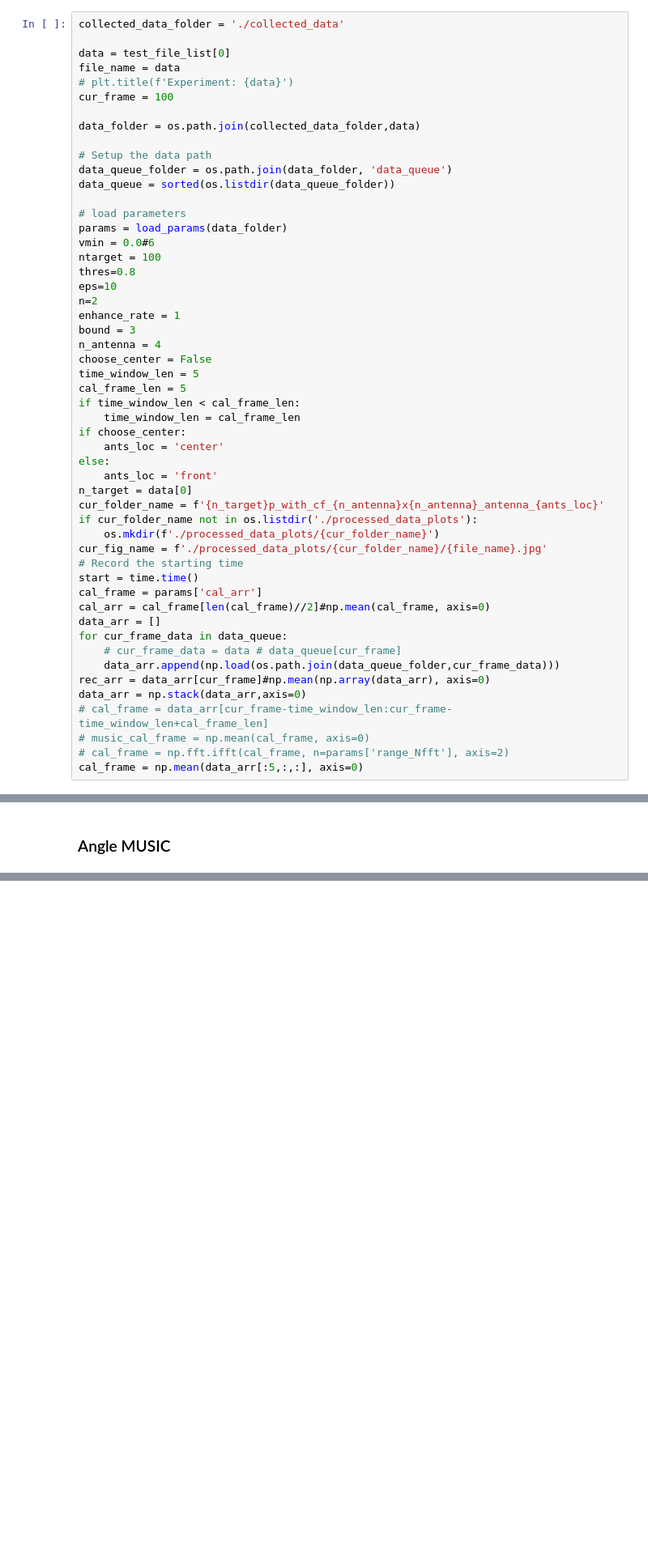
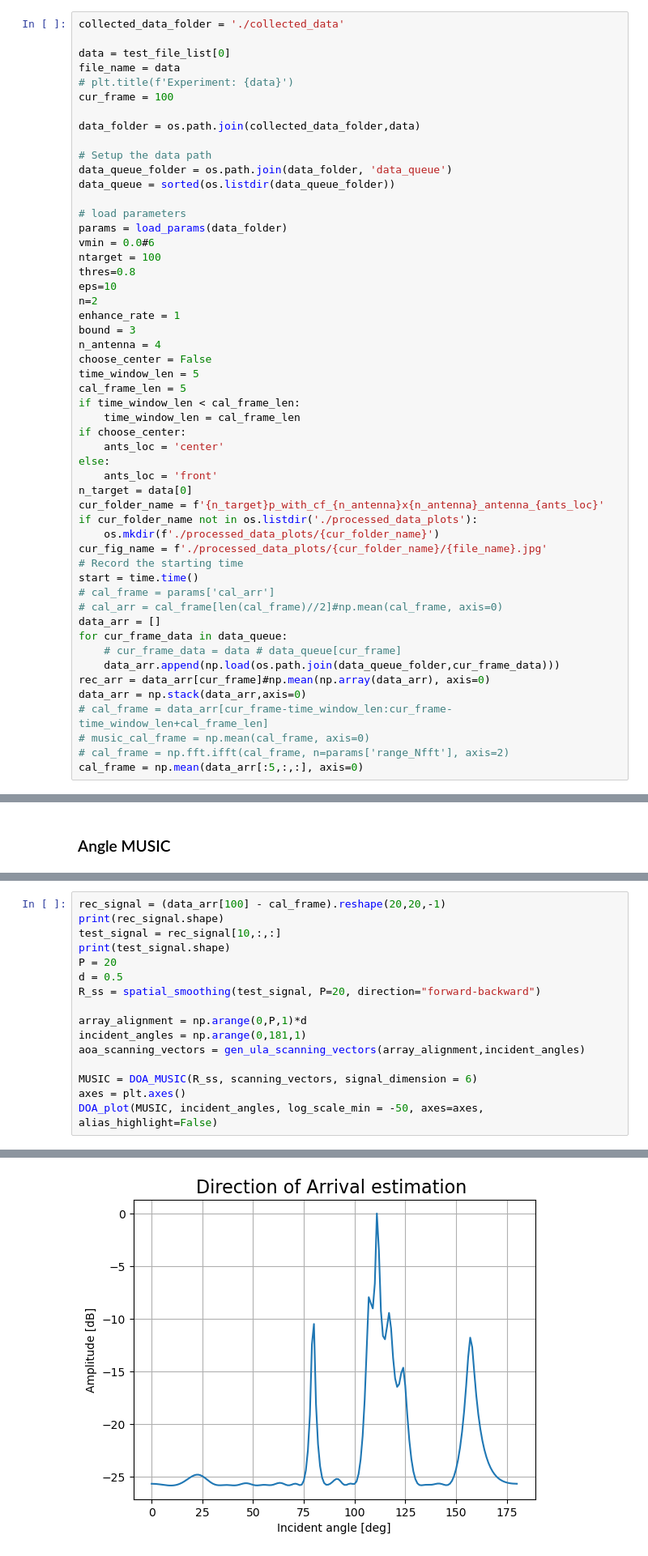
Before and after one commit to sean94011/V_TrigU, a Jupyter notebook: python/data_collection/music.ipynb, the cells around one changed output, grey strips where cells are left out. Shown at 81% size. Saved outputs shown, nothing was run; the diff lists cells and outputs as text; blank space fills up the shorter version.

Commit message:
update music script

```diff
--- a/python/data_collection/music.ipynb
+++ b/python/data_collection/music.ipynb
@@ -141,8 +141,8 @@ if cur_folder_name not in os.listdir('./processed_data_plots'):
 cur_fig_name = f'./processed_data_plots/{cur_folder_name}/{file_name}.jpg'
 # Record the starting time
 start = time.time()
-cal_frame = params['cal_arr']
-cal_arr = cal_frame[len(cal_frame)//2]#np.mean(cal_frame, axis=0)
+# cal_frame = params['cal_arr']
+# cal_arr = cal_frame[len(cal_frame)//2]#np.mean(cal_frame, axis=0)
 data_arr = []
 for cur_frame_data in data_queue:
     # cur_frame_data = data # data_queue[cur_frame]
@@ -344,0 +265,17 @@ print(dist_vec[np.argmax(test_tof)])
+# %%
+rec_signal = (data_arr[100] - cal_frame).reshape(20,20,-1)
+print(rec_signal.shape)
+test_signal = rec_signal[10,:,:]
+print(test_signal.shape)
+P = 20
+d = 0.5
+R_ss = spatial_smoothing(test_signal, P=20, direction="forward-backward")
+
+array_alignment = np.arange(0,P,1)*d
+incident_angles = np.arange(0,181,1)
+aoa_scanning_vectors = gen_ula_scanning_vectors(array_alignment,incident_angles)
+
+MUSIC = DOA_MUSIC(R_ss, scanning_vectors, signal_dimension = 6)
+axes = plt.axes()
+DOA_plot(MUSIC, incident_angles, log_scale_min = -50, axes=axes, alias_highlight=False)
+# %% [output]
@@ -344,0 +287 @@ print(dist_vec[np.argmax(test_tof)])
+[figure, added]
```
Also changed, not shown: parts of 7 cells of this notebook.
